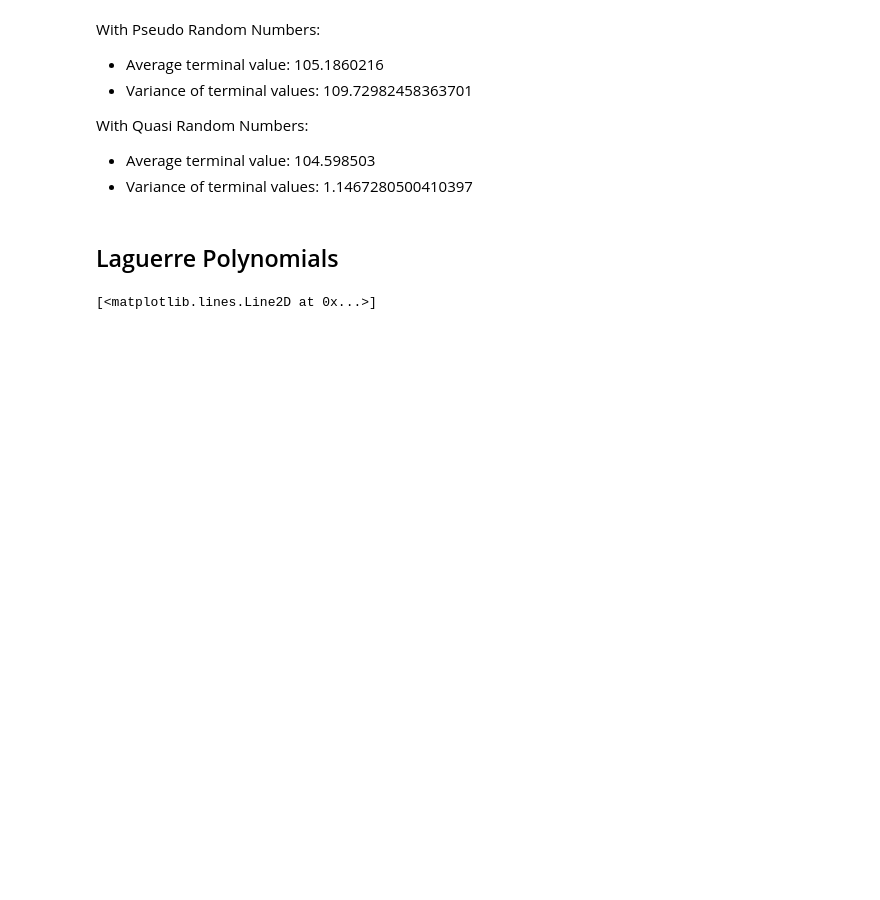
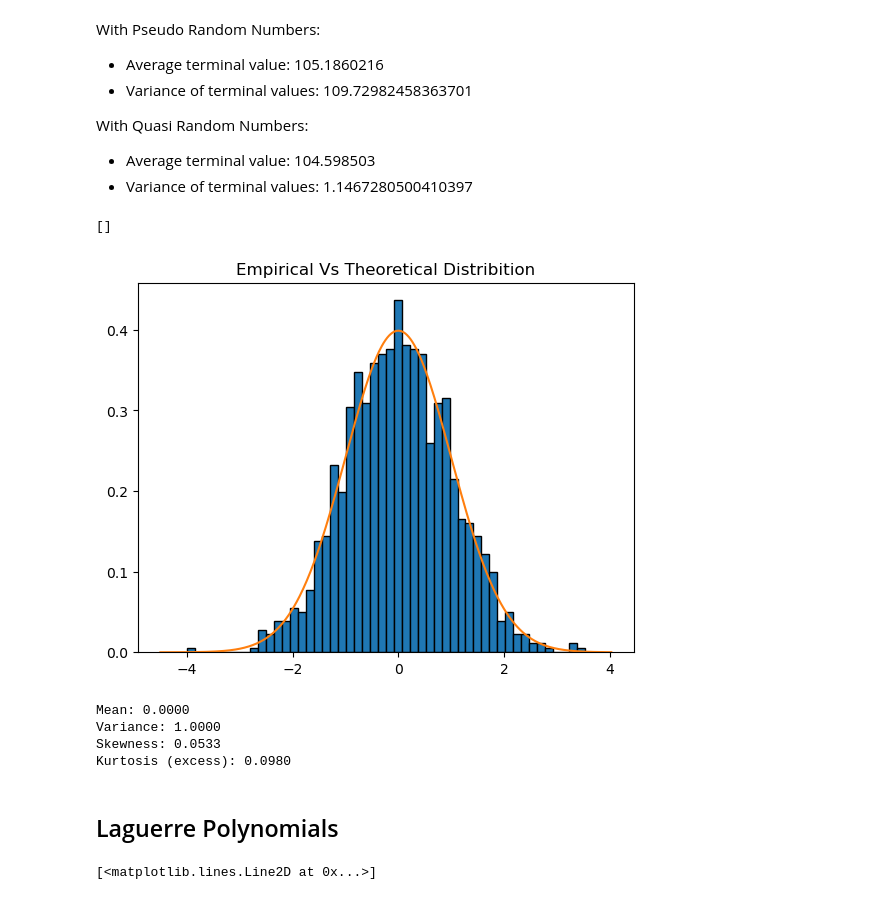
Before and after one commit to raphcor95/numerical_project, a Jupyter notebook: Visualiser.ipynb, the cells around one changed output. Drawn from its saved outputs; the diff is of its cells as text; code cells hidden in the pictures; blank space fills up the shorter version.

```diff
--- a/Visualiser.ipynb
+++ b/Visualiser.ipynb
@@ -90,6 +108,38 @@ With Pseudo Random Numbers:
 With Quasi Random Numbers:
 - Average terminal value: 104.598503
 - Variance of terminal values: 1.1467280500410397
+# %%
+# Statistical analysis
+df_plot = df_data.iloc[:, -1].apply(lambda x: np.log(x))
+df_plot = (df_plot - df_plot.mean()) / df_plot.std()
+
+# Theoretical distribution
+x = np.linspace(df_plot.min()-0.5, df_plot.max()+0.5, 500)
+pdf = norm.pdf(x, loc=0, scale=1)
+
+# Plot
+plt.hist(df_plot, 50, density=True, edgecolor='black', label="Spots at maturity")
+plt.plot(x, pdf, label="Theoretical Distribution")
+plt.title("Empirical Vs Theoretical Distribition")
+plt.plot()
+# %% [output]
+[]
+[figure, added]
+# %%
+mean = df_plot.mean()
+var = df_plot.var()
+skewness = skew(df_plot)
+kurt = kurtosis(df_plot, fisher=True)
+
+print(f"Mean: {mean:.4f}")
+print(f"Variance: {var:.4f}")
+print(f"Skewness: {skewness:.4f}")
+print(f"Kurtosis (excess): {kurt:.4f}")
+# %% [output]
+Mean: 0.0000
+Variance: 1.0000
+Skewness: 0.0533
+Kurtosis (excess): 0.0980
 # %% [markdown]
 ## Laguerre Polynomials
 # %%
```
Also changed, not shown: parts of 21 cells of this notebook, 9 other files.
